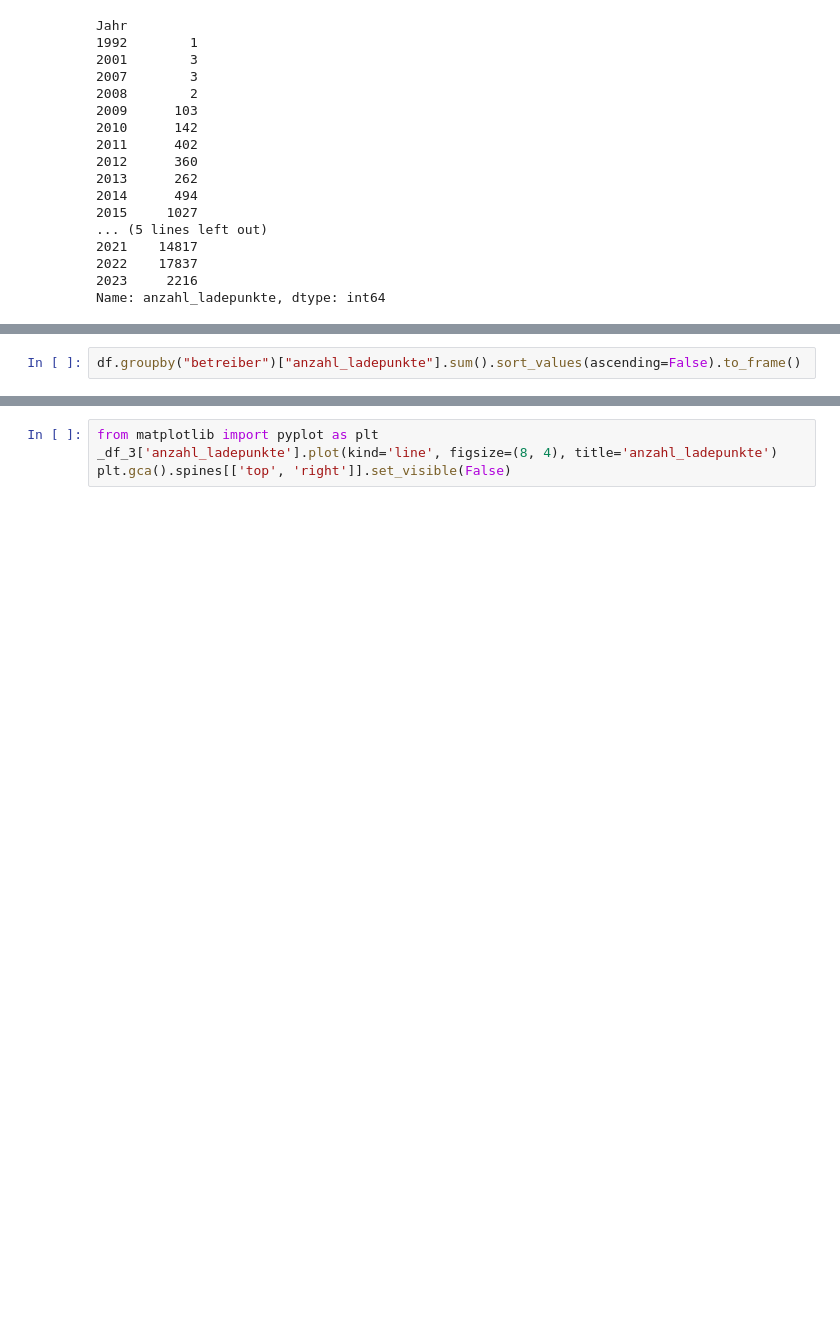
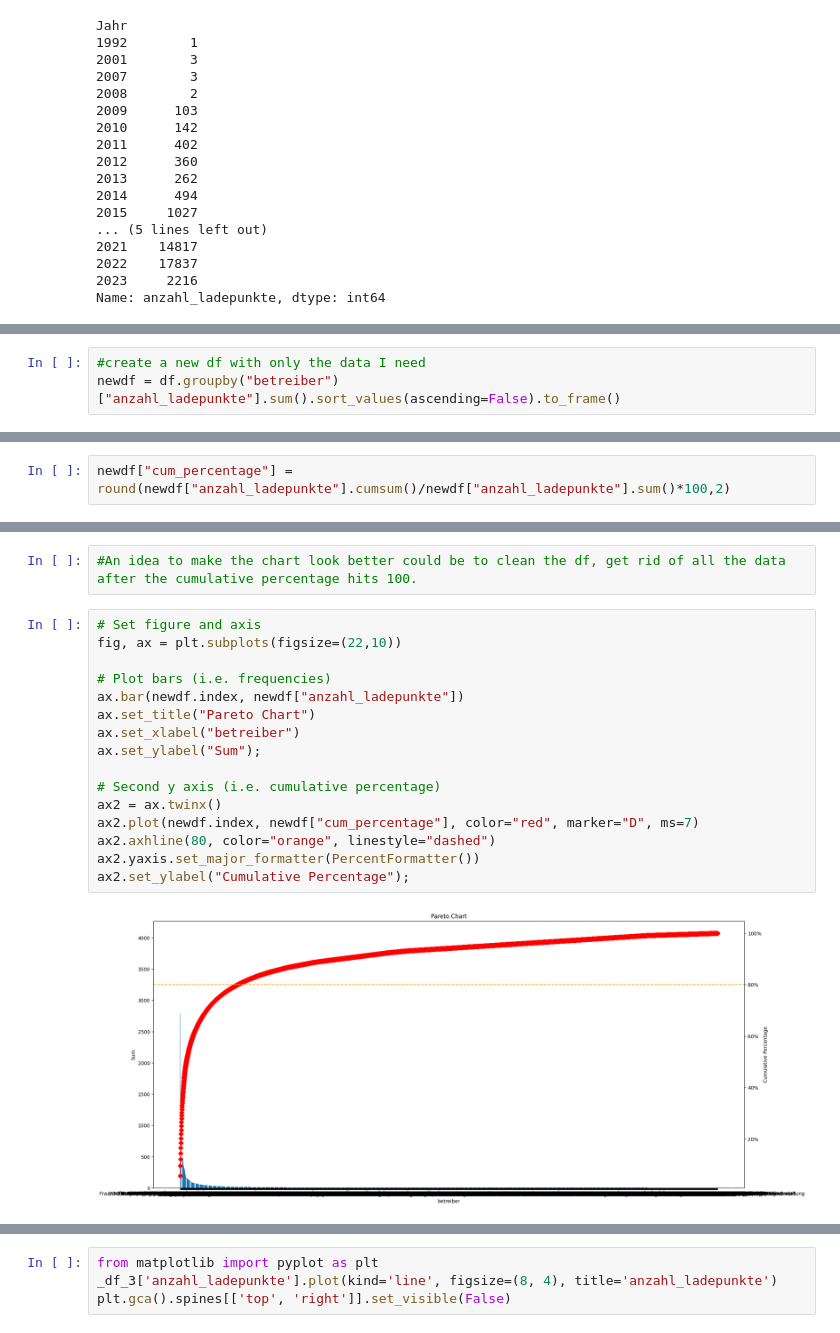
Before and after one commit to MaiPri/techlabs_group_3_clownfishes, a Jupyter notebook: timeSeriesForecasting.ipynb, the cells around one changed output, grey strips where cells are left out. Cells and saved outputs as stored; diff of their text form; blank space fills up the shorter version.

```diff
--- a/timeSeriesForecasting.ipynb
+++ b/timeSeriesForecasting.ipynb
@@ -31,2 +48,3 @@ Name: anzahl_ladepunkte, dtype: int64
 # %%
-df.groupby("betreiber")["anzahl_ladepunkte"].sum().sort_values(ascending=False).to_frame()
+#create a new df with only the data I need
+newdf = df.groupby("betreiber")["anzahl_ladepunkte"].sum().sort_values(ascending=False).to_frame()
@@ -72,0 +59,2 @@ df.pivot_table('anzahl_ladepunkte', ['Jahr', 'betreiber'], aggfunc='sum')
+# %%
+newdf["cum_percentage"] = round(newdf["anzahl_ladepunkte"].cumsum()/newdf["anzahl_ladepunkte"].sum()*100,2)
@@ -72,0 +79,20 @@ df.pivot_table('anzahl_ladepunkte', ['Jahr', 'betreiber'], aggfunc='sum')
+# %%
+#An idea to make the chart look better could be to clean the df, get rid of all the data after the cumulative percentage hits 100.
+# %%
+# Set figure and axis
+fig, ax = plt.subplots(figsize=(22,10))
+
+# Plot bars (i.e. frequencies)
+ax.bar(newdf.index, newdf["anzahl_ladepunkte"])
+ax.set_title("Pareto Chart")
+ax.set_xlabel("betreiber")
+ax.set_ylabel("Sum");
+
+# Second y axis (i.e. cumulative percentage)
+ax2 = ax.twinx()
+ax2.plot(newdf.index, newdf["cum_percentage"], color="red", marker="D", ms=7)
+ax2.axhline(80, color="orange", linestyle="dashed")
+ax2.yaxis.set_major_formatter(PercentFormatter())
+ax2.set_ylabel("Cumulative Percentage");
+# %% [output]
+[figure, added]
```
Also changed, not shown: parts of 10 cells of this notebook.
